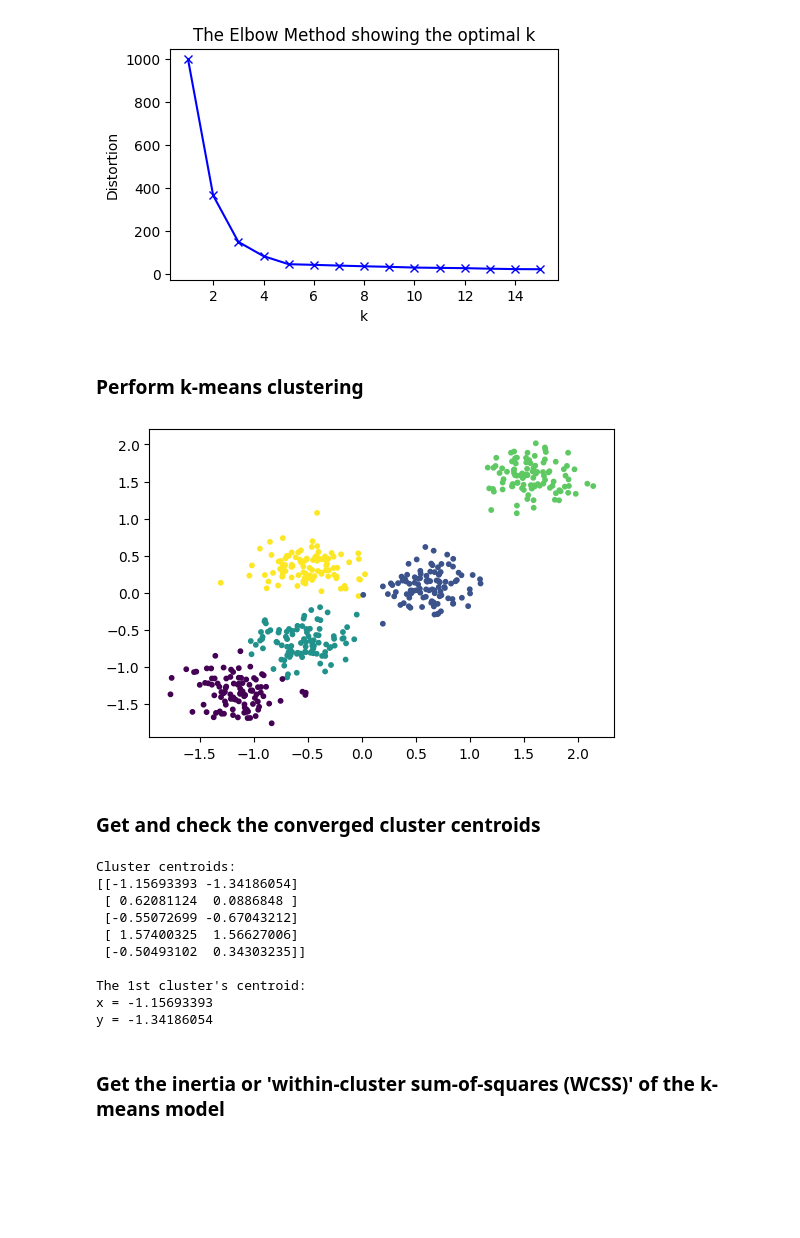
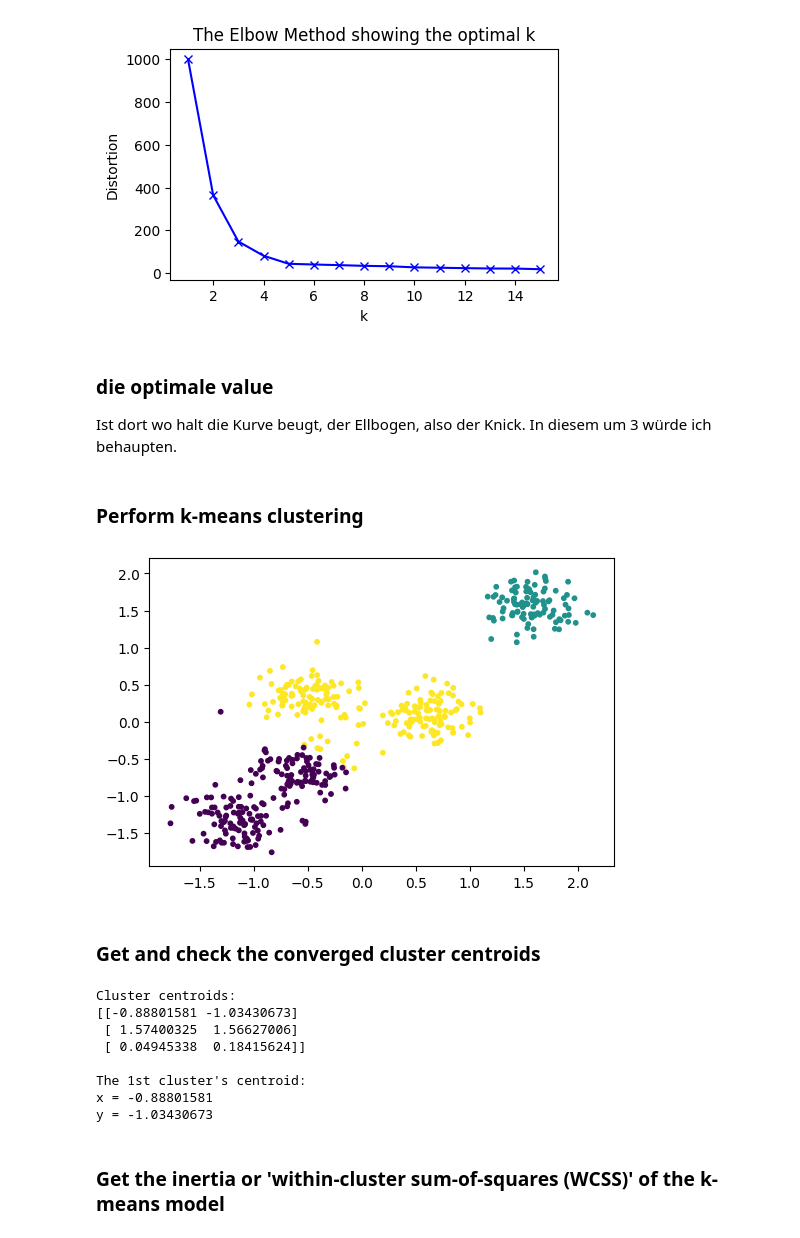
Before and after one commit to kitty365/data_analytics, a Jupyter notebook: Week_10/k-means_clustering.ipynb, the cells around one changed output. Cells and saved outputs as stored; diff of their text form; code cells hidden in the pictures; blank space fills up the shorter version.

```diff
--- a/Week_10/k-means_clustering.ipynb
+++ b/Week_10/k-means_clustering.ipynb
@@ -87,24 +89,26 @@ plt.title('The Elbow Method showing the optimal k')
 plt.show()
 # %% [output]
 [figure]
+# %% [markdown]
+### die optimale value
+Ist dort wo halt die Kurve beugt, der Ellbogen, also der Knick. In diesem um 3 würde ich behaupten.
 # %% [markdown]
 ### Perform k-means clustering
 # %%
 # Number of clusters
-k = 5
-
+k = 3
 # k-means clustering
 kmeans = KMeans(n_clusters=k, random_state=42).fit(X)
 
 # Predict the values
 y2 = kmeans.predict(X)
 
 # Plot the clusters
 plt.figure(figsize=(6,4))
 plt.scatter(X[:, 0], X[:, 1], c=y2, s=10)
 plt.show()
 # %% [output]
-[figure, old version]
+[figure, new version]
 # %% [markdown]
 ### Get and check the converged cluster centroids
 # %%
@@ -120,15 +124,13 @@ print(f'x = {sum(clust_00[:,0]/len(clust_00[:,0])):.8f}')
 print(f'y = {sum(clust_00[:,1]/len(clust_00[:,1])):.8f}')
 # %% [output]
 Cluster centroids:
-[[-1.15693393 -1.34186054]
- [ 0.62081124  0.0886848 ]
- [-0.55072699 -0.67043212]
+[[-0.88801581 -1.03430673]
  [ 1.57400325  1.56627006]
- [-0.50493102  0.34303235]]
+ [ 0.04945338  0.18415624]]
 
 The 1st cluster's centroid:
-x = -1.15693393
-y = -1.34186054
+x = -0.88801581
+y = -1.03430673
 # %% [markdown]
 ### Get the inertia or 'within-cluster sum-of-squares (WCSS)' of the k-means model
 # %%
```
Also changed, not shown: parts of 13 cells of this notebook.
